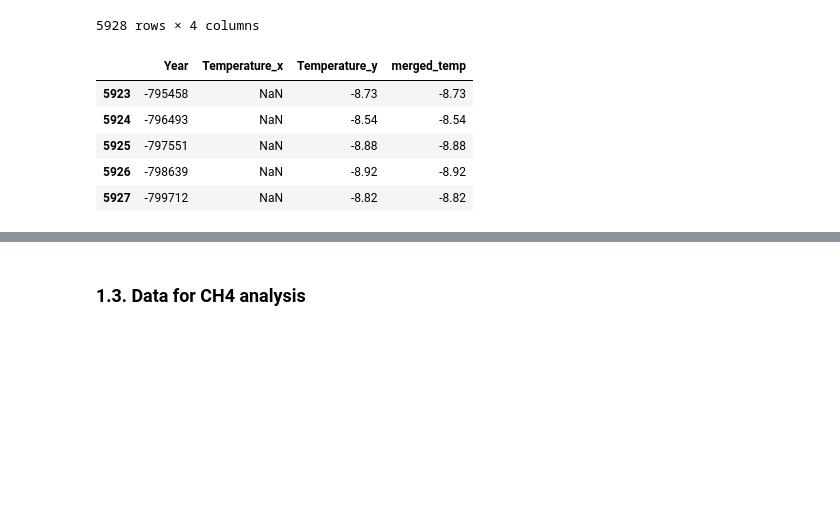
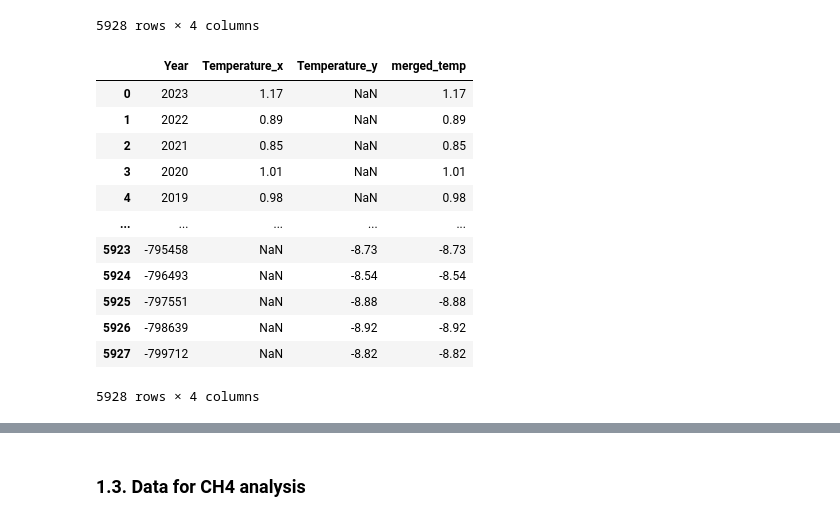
Before and after one commit to SofiMetel/prog_for_da2, a Jupyter notebook: project.ipynb, the cells around one changed output, grey strips where cells are left out. Saved outputs shown, nothing was run; the diff lists cells and outputs as text; code cells hidden in the pictures; blank space fills up the shorter version.

Commit message:
added_datasets analysis_co2-temp

```diff
--- a/project.ipynb
+++ b/project.ipynb
@@ -441,11 +586,21 @@ temp_anom_merged
 | 5927 | -799712 | NaN | -8.82 | -8.82 |
 5928 rows × 4 columns
 # %%
-temp_anom_merged.tail()
+temp_anom_merged = temp_anom_merged.sort_values(by='Year', ascending=False)
+
+temp_anom_merged=temp_anom_merged.reset_index(drop=True)
+temp_anom_merged
 # %% [output]
 |  | Year | Temperature_x | Temperature_y | merged_temp |
+| 0 | 2023 | 1.17 | NaN | 1.17 |
+| 1 | 2022 | 0.89 | NaN | 0.89 |
+| 2 | 2021 | 0.85 | NaN | 0.85 |
+| 3 | 2020 | 1.01 | NaN | 1.01 |
+| 4 | 2019 | 0.98 | NaN | 0.98 |
+| ... | ... | ... | ... | ... |
 | 5923 | -795458 | NaN | -8.73 | -8.73 |
 | 5924 | -796493 | NaN | -8.54 | -8.54 |
 | 5925 | -797551 | NaN | -8.88 | -8.88 |
 | 5926 | -798639 | NaN | -8.92 | -8.92 |
 | 5927 | -799712 | NaN | -8.82 | -8.82 |
+5928 rows × 4 columns
```
Also changed, not shown: parts of 84 cells of this notebook, 2 other files.
